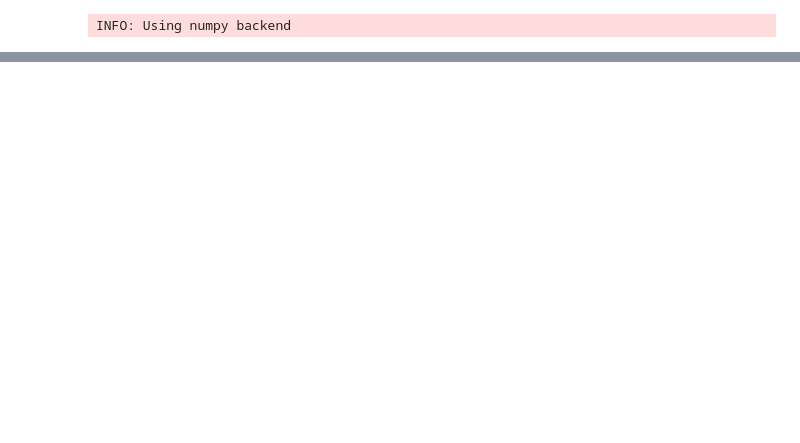
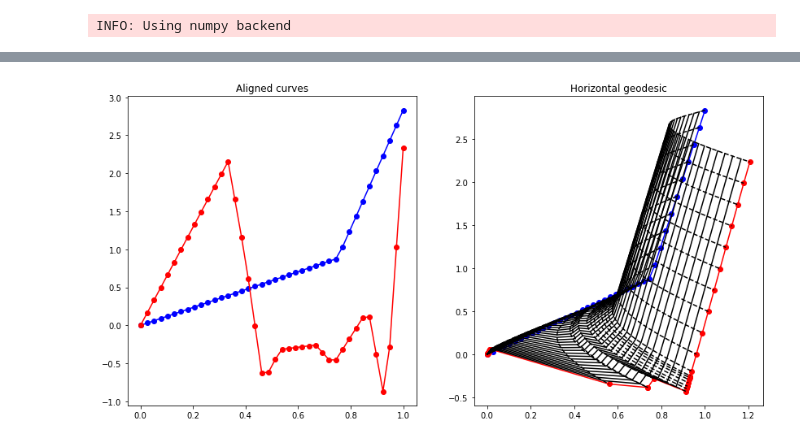
Before and after one commit to MATH-Hackathon-23-24/P2-Geometric-Learning, a Jupyter notebook: properties_and_sequence.ipynb, the cells around one changed output, grey strips where cells are left out. Cells and saved outputs as stored; diff of their text form; code cells hidden in the pictures; blank space fills up the shorter version.

```diff
--- a/properties_and_sequence.ipynb
+++ b/properties_and_sequence.ipynb
@@ -28,0 +44,8 @@ for stone_id in stone_ids:
+# %%
+k_sampling_points = 40
+
+def get_resampled_geostats_curve(node_id, graphs, function, k_sampling_points):
+    x, y = get_curve_from_graph(node_id, graphs, function)
+    x_resample, y_resample = resample_curve(x, y, k_sampling_points=k_sampling_points)
+    curve = gs.vstack((x_resample, y_resample)).T
+    return curve
@@ -84,10 +97,10 @@ curves_r2 = DiscreteCurvesStartingAtOrigin(
 curve_a = curves_r2.projection(curve_a)
 curve_b = curves_r2.projection(curve_b)
 
-curve_a = curves_r2.normalize(curve_a)
-curve_b = curves_r2.normalize(curve_b)
+# curve_a = curves_r2.normalize(curve_a)
+# curve_b = curves_r2.normalize(curve_b)
 # %%
-curves_r2.equip_with_metric(SRVMetric)
+curves_r2.equip_with_metric(SRVMetric) #
 curves_r2.equip_with_group_action("rotations and reparametrizations")
 curves_r2.equip_with_quotient_structure()
 
@@ -95,9 +108,7 @@ curve_b_aligned = curves_r2.fiber_bundle.align(curve_b, curve_a)
 
 hgeod_fun = curves_r2.quotient.metric.geodesic(curve_a, curve_b)
 
-print(hgeod_fun)
-
-n_times = 20
+n_times = 30
 times = gs.linspace(0.0, 1.0, n_times)
 hgeod = hgeod_fun(times)
 
@@ -123,7 +134,7 @@ def plot_geodesic(geod, translation=None, ax=None):
 
 fig, (ax1, ax2) = plt.subplots(1, 2, figsize=(14, 7))
 plot_curve(curve_a, "o-b", ax=ax1)
-plot_curve(curve_b_aligned, "o-r", ax=ax1)
+plot_curve(curve_b, "o-r", ax=ax1)
 ax1.set_title("Aligned curves")
 
 plot_geodesic(hgeod, ax=ax2)
@@ -133,0 +161 @@ ValueError: `y` must contain only finite values.
+[figure, added]
```
Also changed, not shown: parts of 12 cells of this notebook, 3 other files.
